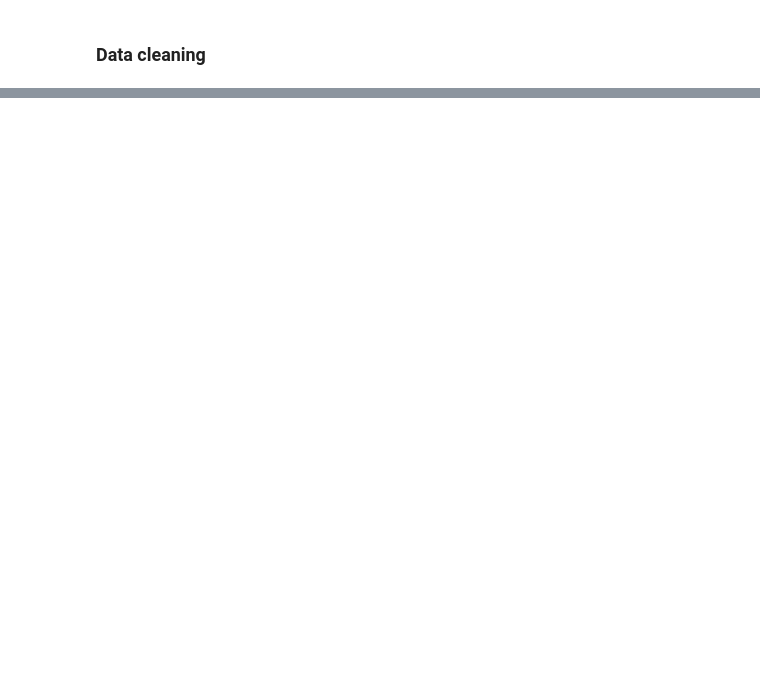
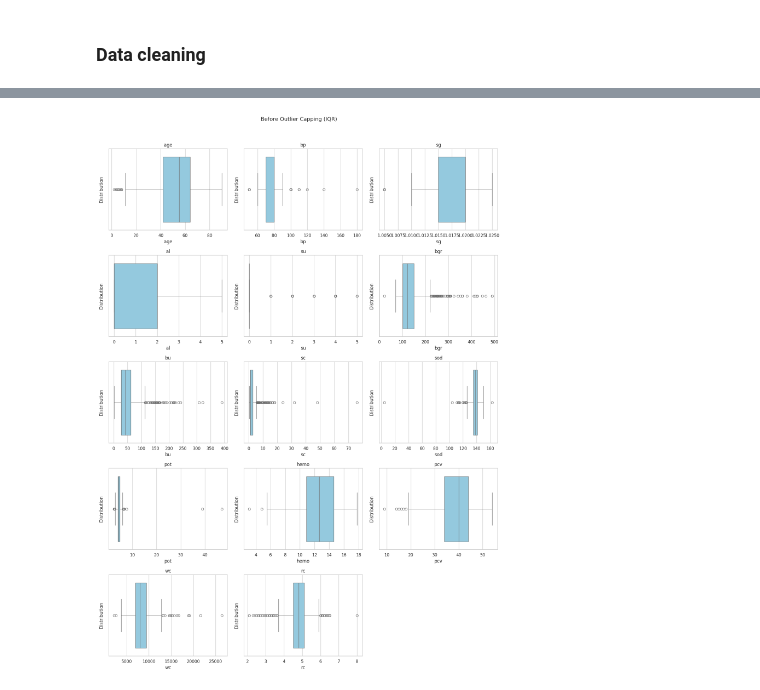
Before and after one commit to hariprasadyerra/project-CKD, a Jupyter notebook: ckd_final_code_.ipynb, the cells around one changed output, grey strips where cells are left out. Drawn from its saved outputs; the diff is of its cells as text; code cells hidden in the pictures; blank space fills up the shorter version.

```diff
--- a/ckd_final_code_.ipynb
+++ b/ckd_final_code_.ipynb
@@ -301,12 +167,0 @@ plt.show()
-# %%
-#creating boxplot or importing box plot
-features = ['sc', 'bp', 'hemo']
-
-for col in features:
-    plt.figure(figsize=(6,4))
-    sns.boxplot(x='classification', y=col, data=df_clean)
-    plt.title(f"{col.upper()} vs CKD Classification")
-    plt.xlabel("Classification (0 = Not CKD, 1 = CKD)")
-    plt.ylabel(col.upper())
-    plt.tight_layout()
-    plt.show()
@@ -1245,0 +386,7 @@ print(feature_importances)
+# %%
+# Enforce numeric mapping: 1 = CKD, 0 = Not CKD
+df['target_ckd'] = df['target_ckd'].replace({'CKD': 1, 'Not CKD': 0}).astype(int)
+
+# Double check distribution
+print("Final target distribution:")
+print(df['target_ckd'].value_counts())
@@ -1245,0 +399,76 @@ print(feature_importances)
+# %%
+
+#  Outlier Handling using IQR (Capping)
+#
+import numpy as np
+import pandas as pd
+import seaborn as sns
+import matplotlib.pyplot as plt
+
+sns.set(style="whitegrid")
+
+# 6.1 — pick continuous numeric features (exclude target & binary-like)
+numeric_cols = df.select_dtypes(include=[np.number]).columns.tolist()
+if "target_ckd" in numeric_cols:
+    numeric_cols.remove("target_ckd")
+continuous_cols = [c for c in numeric_cols if df[c].nunique(dropna=True) > 2]
+
+print("Continuous features for outlier treatment:", continuous_cols)
+
+# 6.2 — helper: IQR capping
+def cap_outliers_iqr(data, cols, k=1.5):
+    capped = data.copy()
+    for col in cols:
+        Q1 = capped[col].quantile(0.25)
+        Q3 = capped[col].quantile(0.75)
+        IQR = Q3 - Q1
+        lower = Q1 - k * IQR
+        upper = Q3 + k * IQR
+        capped[col] = capped[col].clip(lower=lower, upper=upper)
+    return capped
+
+# 6.3 — grouped boxplots BEFORE (3 per row)
+def grouped_boxplots(data, cols, title, color):
+    n = len(cols)
+    cols_per_row = 3
+    rows = (n + cols_per_row - 1) // cols_per_row
+    fig, axes = plt.subplots(rows, cols_per_row, figsize=(15, 4*rows))
+    axes = np.array(axes).reshape(rows, cols_per_row)
+    for i, col in enumerate(cols):
+        r, c = divmod(i, cols_per_row)
+        sns.boxplot(x=data[col], ax=axes[r, c], color=color)
+        axes[r, c].set_title(col)
+        axes[r, c].set_xlabel(col)
+        axes[r, c].set_ylabel("Distribution")
+    # hide empty slots
+    for j in range(i+1, rows*cols_per_row):
+        r, c = divmod(j, cols_per_row)
+        axes[r, c].axis("off")
+    plt.suptitle(title, fontsize=14, y=1.02)
+    plt.tight_layout()
+    plt.show()
+
+print("\nBoxplots — BEFORE capping:")
+grouped_boxplots(df, continuous_cols, "Before Outlier Capping (IQR)", color="skyblue")
+
+# 6.4 — apply capping (k=1.5)
+rows_before = df.shape[0]
+class_before = df['target_ckd'].value_counts()
+
+df_capped = cap_outliers_iqr(df, continuous_cols, k=1.5)
+
+rows_after = df_capped.shape[0]
+class_after = df_capped['target_ckd'].value_counts()
+
+print("\nRow count (unchanged):", rows_before, "→", rows_after)
+print("Class distribution (unchanged):")
+print("Before:\n", class_before)
+print("After:\n", class_after)
+
+print("\nBoxplots — AFTER capping:")
+grouped_boxplots(df_capped, continuous_cols, "After Outlier Capping (IQR)", color="lightgreen")
+
+# use capped data
+df = df_capped.copy()
+print("Outlier capping complete. Using capped dataset for next steps.")
+# %% [output]
@@ -1245,0 +478 @@ print(feature_importances)
+[figure, added]
```
Also changed, not shown: parts of 97 cells of this notebook.
